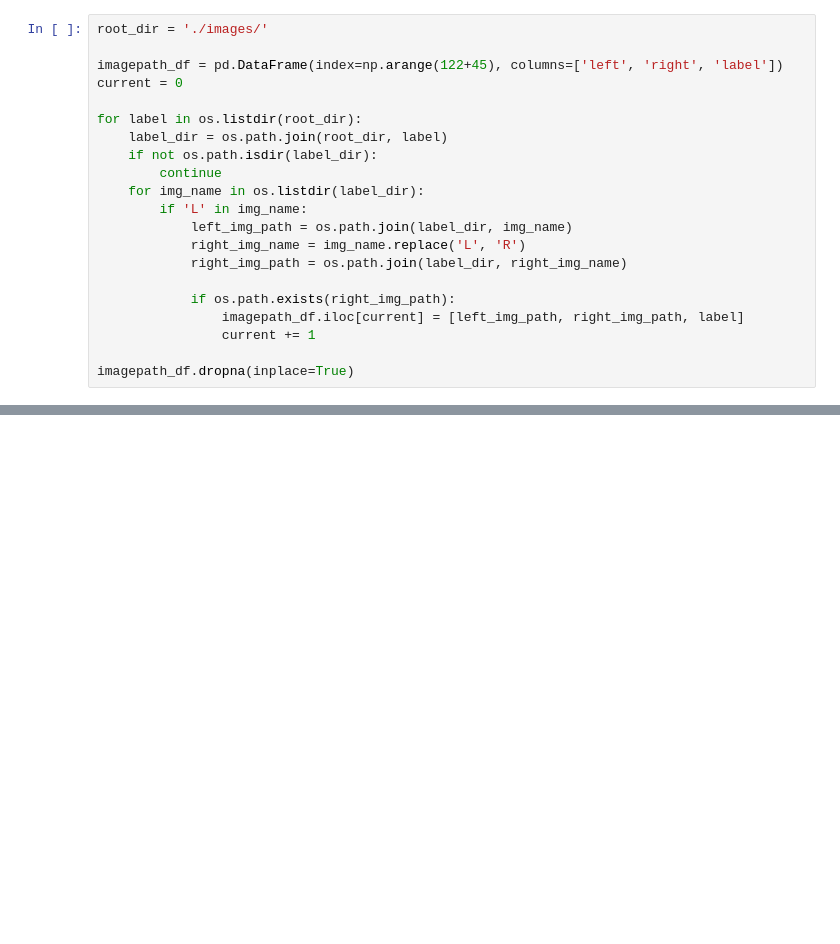
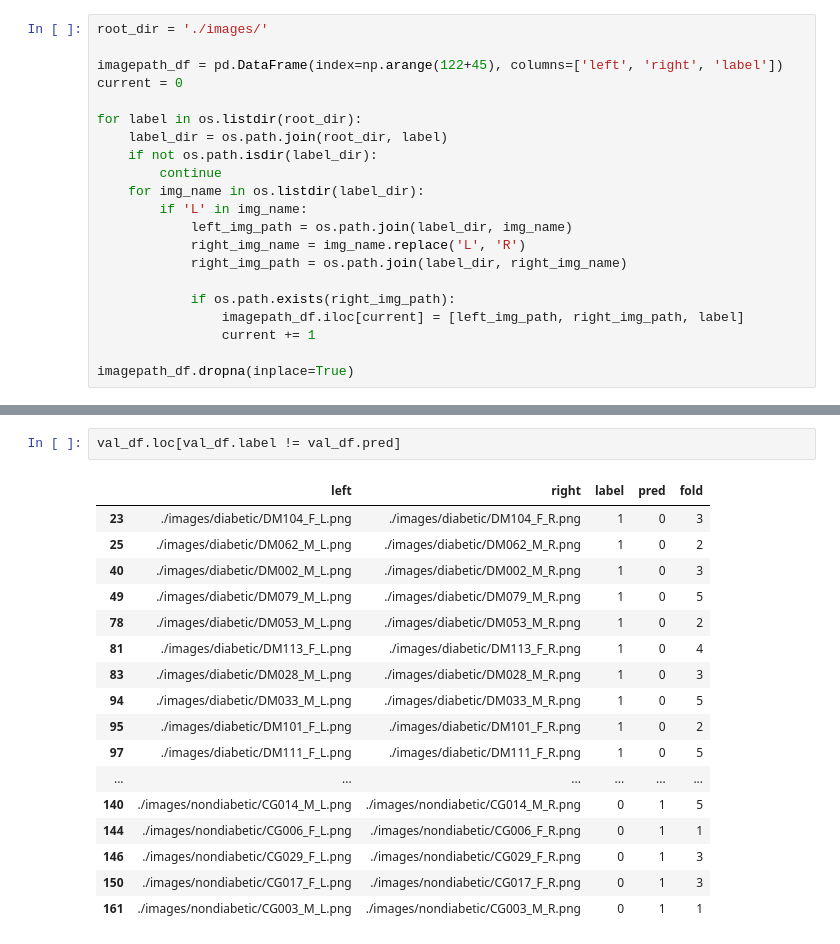
Before and after one commit to belatijagad/diabetes-complication, a Jupyter notebook: notebook.ipynb, the cells around one changed output, grey strips where cells are left out. Saved outputs shown, nothing was run; the diff lists cells and outputs as text; blank space fills up the shorter version.

```diff
--- a/notebook.ipynb
+++ b/notebook.ipynb
@@ -342,0 +301,20 @@ plt.show()
+# %%
+val_df.loc[val_df.label != val_df.pred]
+# %% [output]
+|  | left | right | label | pred | fold |
+| 23 | ./images/diabetic/DM104_F_L.png | ./images/diabetic/DM104_F_R.png | 1 | 0 | 3 |
+| 25 | ./images/diabetic/DM062_M_L.png | ./images/diabetic/DM062_M_R.png | 1 | 0 | 2 |
+| 40 | ./images/diabetic/DM002_M_L.png | ./images/diabetic/DM002_M_R.png | 1 | 0 | 3 |
+| 49 | ./images/diabetic/DM079_M_L.png | ./images/diabetic/DM079_M_R.png | 1 | 0 | 5 |
+| 78 | ./images/diabetic/DM053_M_L.png | ./images/diabetic/DM053_M_R.png | 1 | 0 | 2 |
+| 81 | ./images/diabetic/DM113_F_L.png | ./images/diabetic/DM113_F_R.png | 1 | 0 | 4 |
+| 83 | ./images/diabetic/DM028_M_L.png | ./images/diabetic/DM028_M_R.png | 1 | 0 | 3 |
+| 94 | ./images/diabetic/DM033_M_L.png | ./images/diabetic/DM033_M_R.png | 1 | 0 | 5 |
+| 95 | ./images/diabetic/DM101_F_L.png | ./images/diabetic/DM101_F_R.png | 1 | 0 | 2 |
+| 97 | ./images/diabetic/DM111_F_L.png | ./images/diabetic/DM111_F_R.png | 1 | 0 | 5 |
+| ... | ... | ... | ... | ... | ... |
+| 140 | ./images/nondiabetic/CG014_M_L.png | ./images/nondiabetic/CG014_M_R.png | 0 | 1 | 5 |
+| 144 | ./images/nondiabetic/CG006_F_L.png | ./images/nondiabetic/CG006_F_R.png | 0 | 1 | 1 |
+| 146 | ./images/nondiabetic/CG029_F_L.png | ./images/nondiabetic/CG029_F_R.png | 0 | 1 | 3 |
+| 150 | ./images/nondiabetic/CG017_F_L.png | ./images/nondiabetic/CG017_F_R.png | 0 | 1 | 3 |
+| 161 | ./images/nondiabetic/CG003_M_L.png | ./images/nondiabetic/CG003_M_R.png | 0 | 1 | 1 |
```
Also changed, not shown: parts of 4 cells of this notebook, 1 other file.
